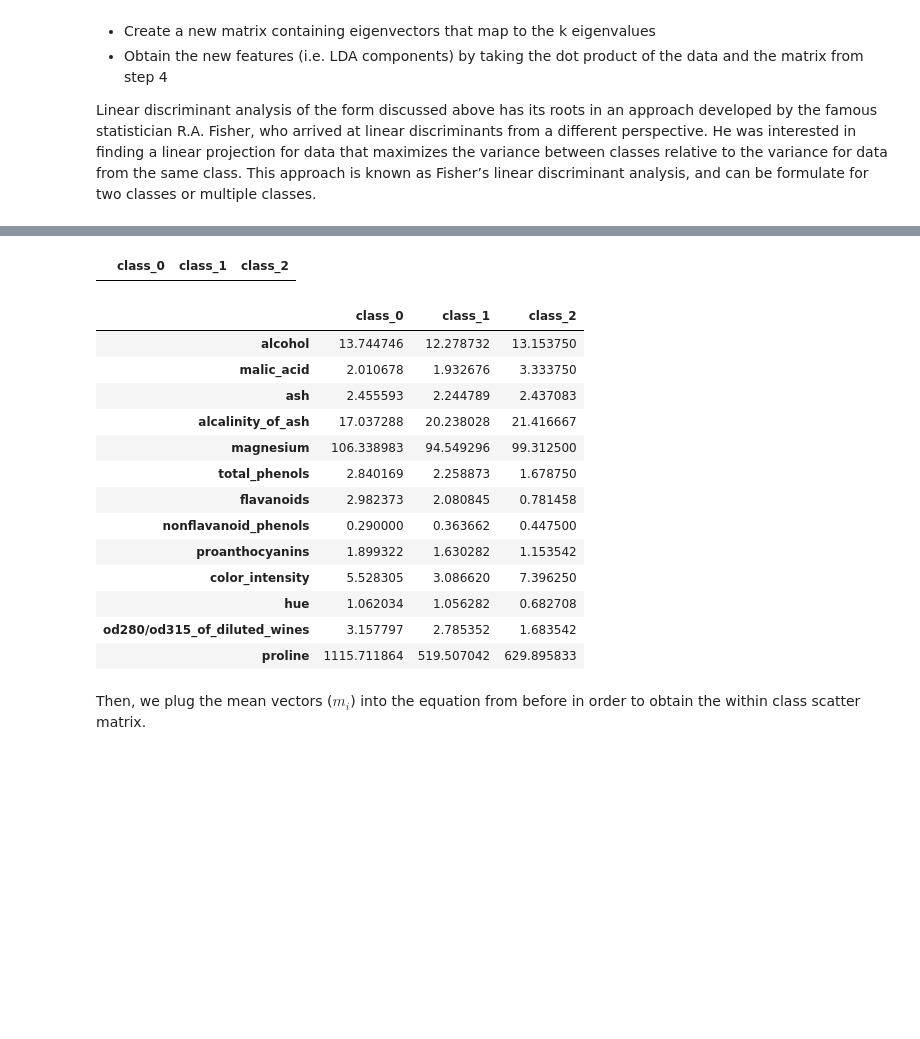
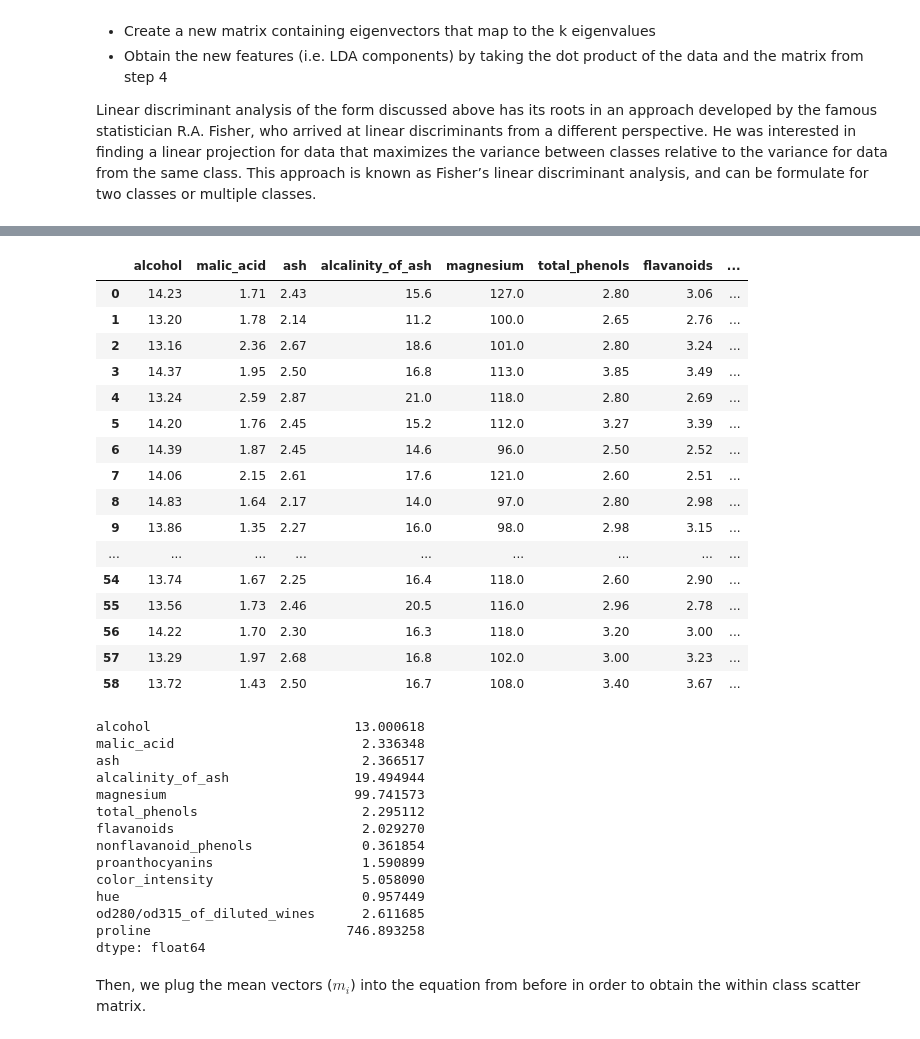
Before and after one commit to davijeb/erudition, a Jupyter notebook: learning/modules/sklearn/Walkthroughs/try_making_lda_from_scratch.ipynb, the cells around one changed output, grey strips where cells are left out. Saved outputs shown, nothing was run; the diff lists cells and outputs as text; code cells hidden in the pictures; blank space fills up the shorter version.

```diff
--- a/learning/modules/sklearn/Walkthroughs/try_making_lda_from_scratch.ipynb
+++ b/learning/modules/sklearn/Walkthroughs/try_making_lda_from_scratch.ipynb
@@ -67,27 +73,53 @@ For every class, we create a vector with the means of each feature.
 # %%
 class_feature_means = pd.DataFrame(columns=wine.target_names)
 class_feature_means
+
+c = 'class_0'
+df=df[df['class']==c]
+df.shape
+
+n=59
+feastures=14-1
+df
 # %% [output]
-|  | class_0 | class_1 | class_2 |
+|  | alcohol | malic_acid | ash | alcalinity_of_ash | magnesium | total_phenols | flavanoids | ... |
+| 0 | 14.23 | 1.71 | 2.43 | 15.6 | 127.0 | 2.80 | 3.06 | ... |
+| 1 | 13.20 | 1.78 | 2.14 | 11.2 | 100.0 | 2.65 | 2.76 | ... |
+| 2 | 13.16 | 2.36 | 2.67 | 18.6 | 101.0 | 2.80 | 3.24 | ... |
+| 3 | 14.37 | 1.95 | 2.50 | 16.8 | 113.0 | 3.85 | 3.49 | ... |
+| 4 | 13.24 | 2.59 | 2.87 | 21.0 | 118.0 | 2.80 | 2.69 | ... |
+| 5 | 14.20 | 1.76 | 2.45 | 15.2 | 112.0 | 3.27 | 3.39 | ... |
+| 6 | 14.39 | 1.87 | 2.45 | 14.6 | 96.0 | 2.50 | 2.52 | ... |
+| 7 | 14.06 | 2.15 | 2.61 | 17.6 | 121.0 | 2.60 | 2.51 | ... |
+| 8 | 14.83 | 1.64 | 2.17 | 14.0 | 97.0 | 2.80 | 2.98 | ... |
+| 9 | 13.86 | 1.35 | 2.27 | 16.0 | 98.0 | 2.98 | 3.15 | ... |
+| ... | ... | ... | ... | ... | ... | ... | ... | ... |
+| 54 | 13.74 | 1.67 | 2.25 | 16.4 | 118.0 | 2.60 | 2.90 | ... |
+| 55 | 13.56 | 1.73 | 2.46 | 20.5 | 116.0 | 2.96 | 2.78 | ... |
+| 56 | 14.22 | 1.70 | 2.30 | 16.3 | 118.0 | 3.20 | 3.00 | ... |
+| 57 | 13.29 | 1.97 | 2.68 | 16.8 | 102.0 | 3.00 | 3.23 | ... |
+| 58 | 13.72 | 1.43 | 2.50 | 16.7 | 108.0 | 3.40 | 3.67 | ... |
 # %%
 for c, rows in df.groupby('class'):
     class_feature_means[c] = rows.mean()
-class_feature_means
+    #print(rows)
+    break
+df.mean()
 # %% [output]
-|  | class_0 | class_1 | class_2 |
-| alcohol | 13.744746 | 12.278732 | 13.153750 |
-| malic_acid | 2.010678 | 1.932676 | 3.333750 |
-| ash | 2.455593 | 2.244789 | 2.437083 |
-| alcalinity_of_ash | 17.037288 | 20.238028 | 21.416667 |
-| magnesium | 106.338983 | 94.549296 | 99.312500 |
-| total_phenols | 2.840169 | 2.258873 | 1.678750 |
-| flavanoids | 2.982373 | 2.080845 | 0.781458 |
-| nonflavanoid_phenols | 0.290000 | 0.363662 | 0.447500 |
-| proanthocyanins | 1.899322 | 1.630282 | 1.153542 |
-| color_intensity | 5.528305 | 3.086620 | 7.396250 |
-| hue | 1.062034 | 1.056282 | 0.682708 |
-| od280/od315_of_diluted_wines | 3.157797 | 2.785352 | 1.683542 |
-| proline | 1115.711864 | 519.507042 | 629.895833 |
+alcohol                          13.000618
+malic_acid                        2.336348
+ash                               2.366517
+alcalinity_of_ash                19.494944
+magnesium                        99.741573
+total_phenols                     2.295112
+flavanoids                        2.029270
+nonflavanoid_phenols              0.361854
+proanthocyanins                   1.590899
+color_intensity                   5.058090
+hue                               0.957449
+od280/od315_of_diluted_wines      2.611685
+proline                         746.893258
+dtype: float64
 # %% [markdown]
 Then, we plug the mean vectors ($m_i$) into the equation from before in order to obtain the within class scatter matrix.
 # %%
```
Also changed, not shown: parts of 2 cells of this notebook.
